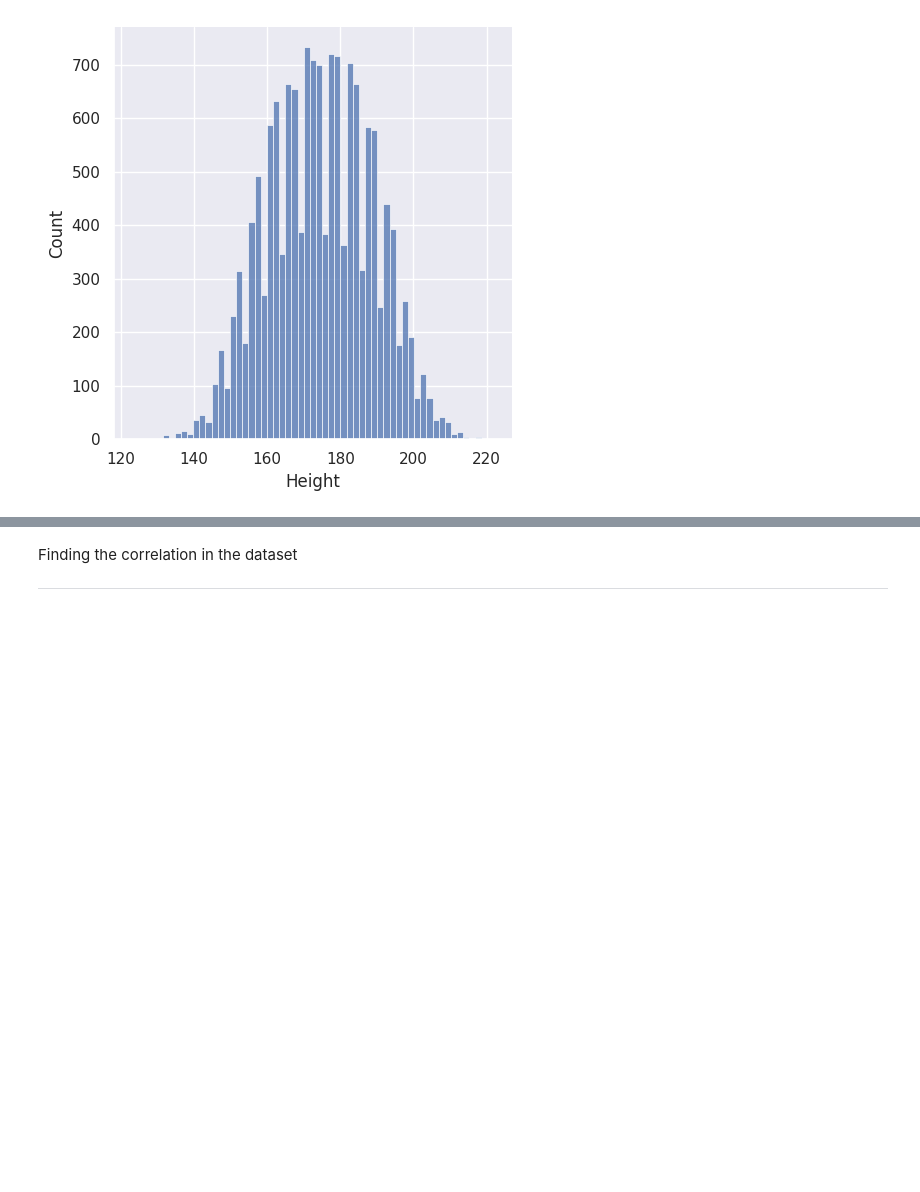
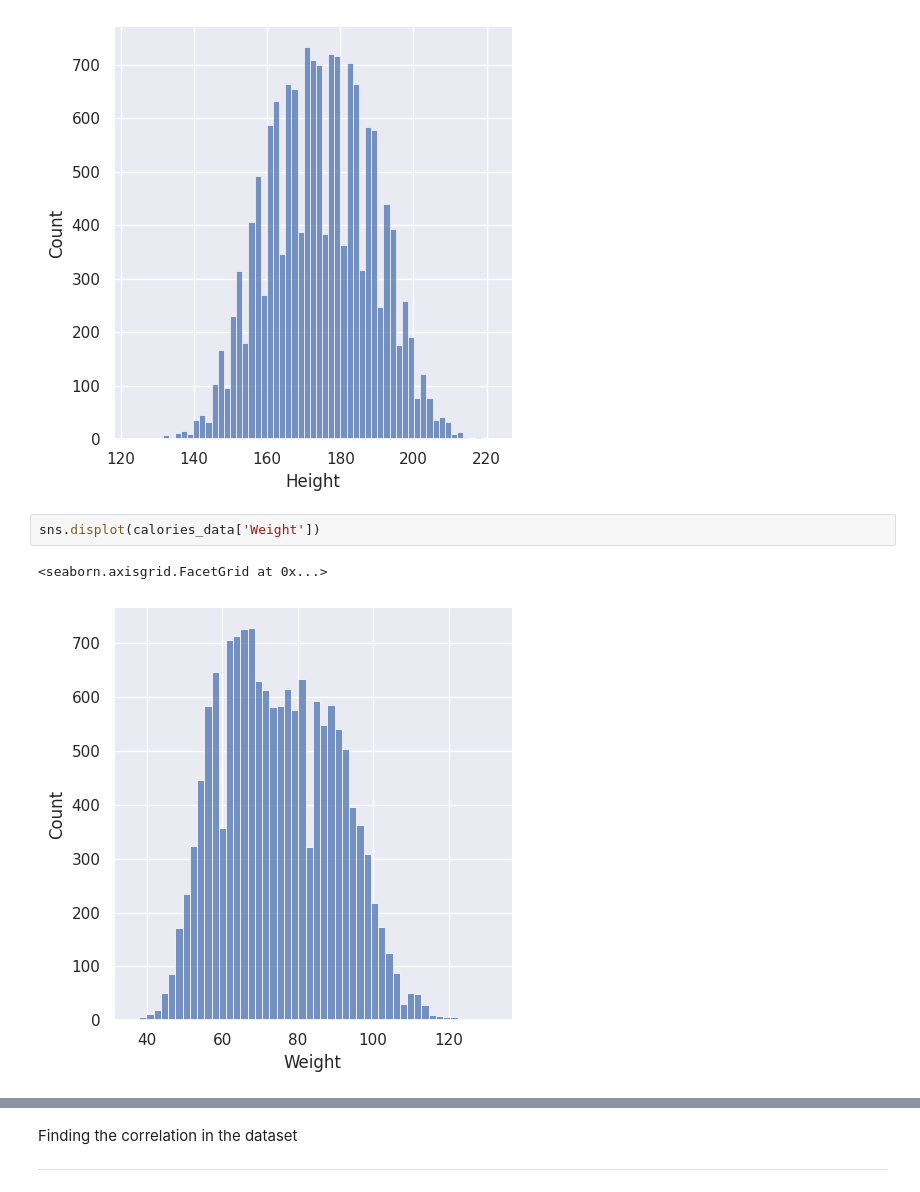
Before and after one commit to Abhyuday-Dev/Calories-burn-predictor, a Jupyter notebook: Calories_burnt.ipynb, the cells around one changed output, grey strips where cells are left out. Drawn from its saved outputs; the diff is of its cells as text; blank space fills up the shorter version.

```diff
--- a/Calories_burnt.ipynb
+++ b/Calories_burnt.ipynb
@@ -141,3 +141,8 @@ sns.displot(calories_data['Height'])
 # %% [output]
 <seaborn.axisgrid.FacetGrid at 0x...>
 [figure]
+# %%
+sns.displot(calories_data['Weight'])
+# %% [output]
+<seaborn.axisgrid.FacetGrid at 0x...>
+[figure, added]
```
Also changed, not shown: parts of 8 cells of this notebook.
